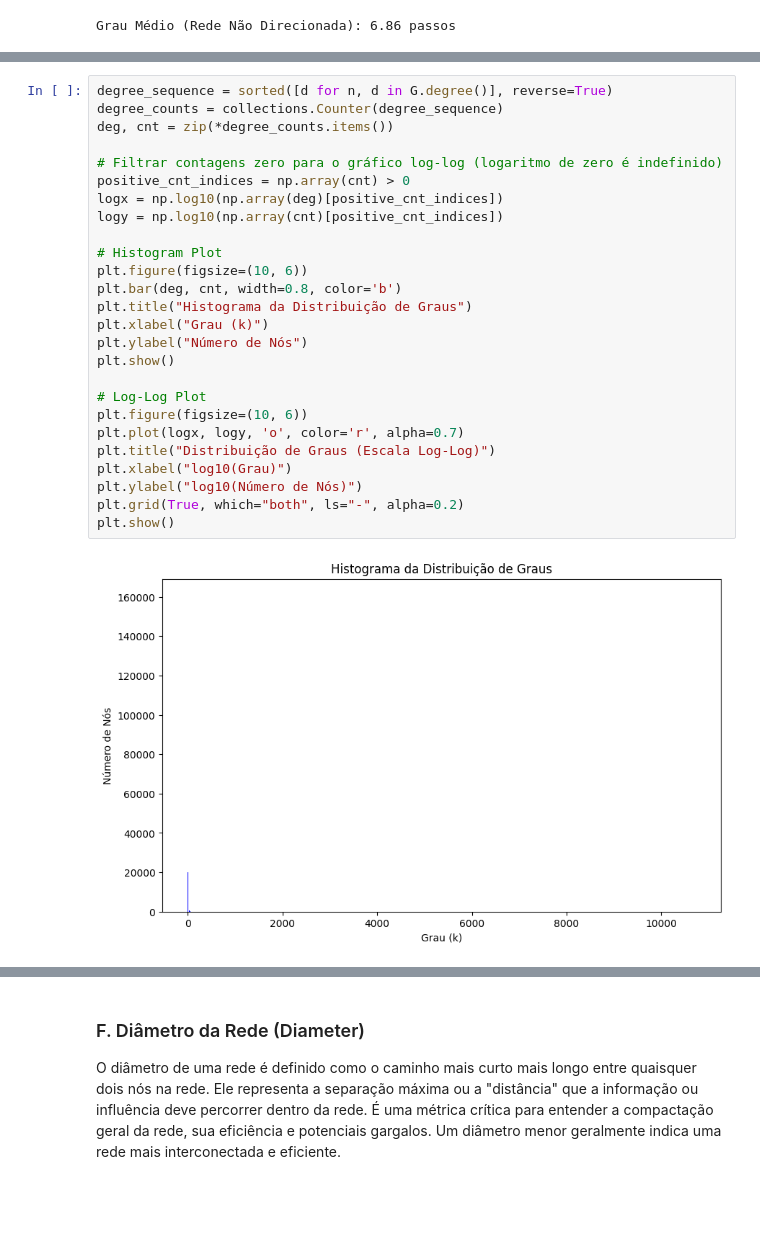
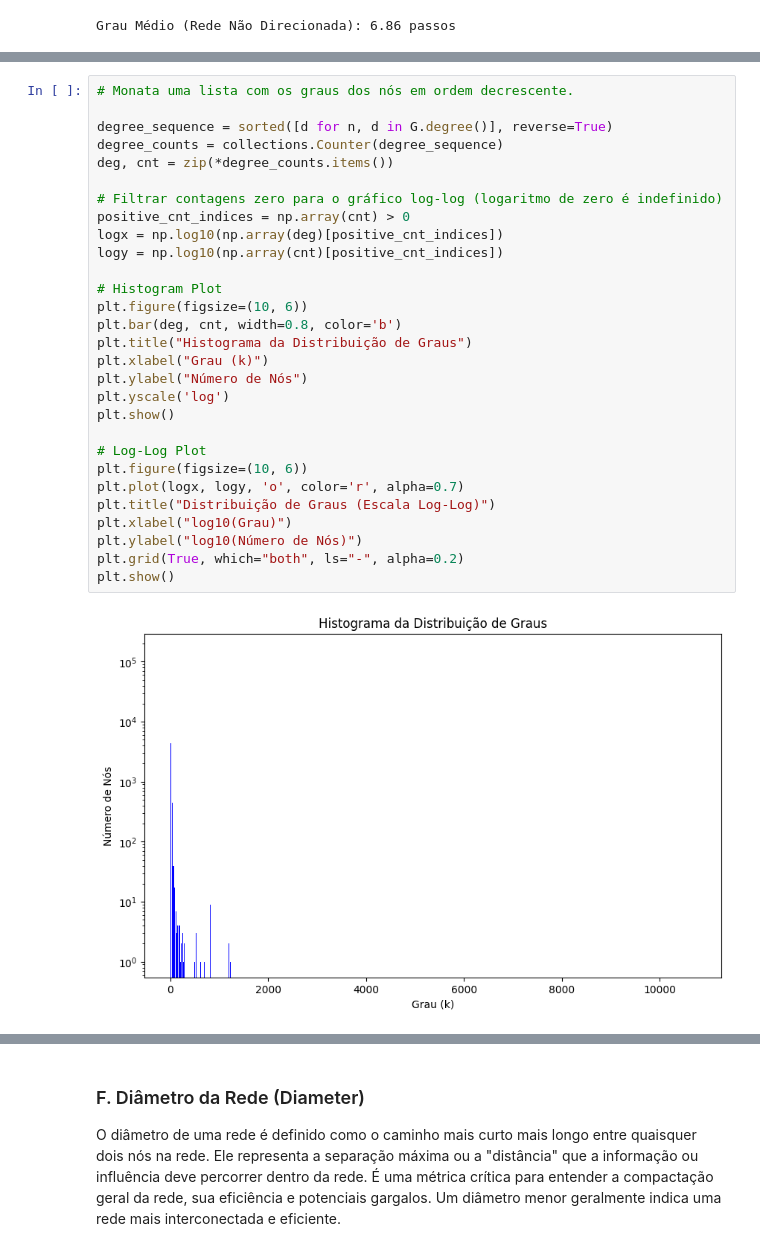
Before and after one commit to WagnerCOliveira/MineracaoGrafo, a Jupyter notebook: www.edgelist.ipynb, the cells around one changed output, grey strips where cells are left out. Drawn from its saved outputs; the diff is of its cells as text; blank space fills up the shorter version.

```diff
--- a/www.edgelist.ipynb
+++ b/www.edgelist.ipynb
@@ -60,30 +93,33 @@ O processo de cálculo envolve primeiro a obtenção do grau (ou in-degree/out-d
 # %%
+# Monata uma lista com os graus dos nós em ordem decrescente.
+
 degree_sequence = sorted([d for n, d in G.degree()], reverse=True)
 degree_counts = collections.Counter(degree_sequence)
 deg, cnt = zip(*degree_counts.items())
 
 # Filtrar contagens zero para o gráfico log-log (logaritmo de zero é indefinido)
 positive_cnt_indices = np.array(cnt) > 0
 logx = np.log10(np.array(deg)[positive_cnt_indices])
 logy = np.log10(np.array(cnt)[positive_cnt_indices])
 
 # Histogram Plot
 plt.figure(figsize=(10, 6))
 plt.bar(deg, cnt, width=0.8, color='b')
 plt.title("Histograma da Distribuição de Graus")
 plt.xlabel("Grau (k)")
 plt.ylabel("Número de Nós")
+plt.yscale('log')
 plt.show()
 
 # Log-Log Plot
 plt.figure(figsize=(10, 6))
 plt.plot(logx, logy, 'o', color='r', alpha=0.7)
 plt.title("Distribuição de Graus (Escala Log-Log)")
 plt.xlabel("log10(Grau)")
 plt.ylabel("log10(Número de Nós)")
 plt.grid(True, which="both", ls="-", alpha=0.2)
 plt.show()
 # %% [output]
-[figure, old version]
+[figure, new version]
 [figure]
 # %% [markdown]
```
Also changed, not shown: parts of 27 cells of this notebook, 14 other files.
